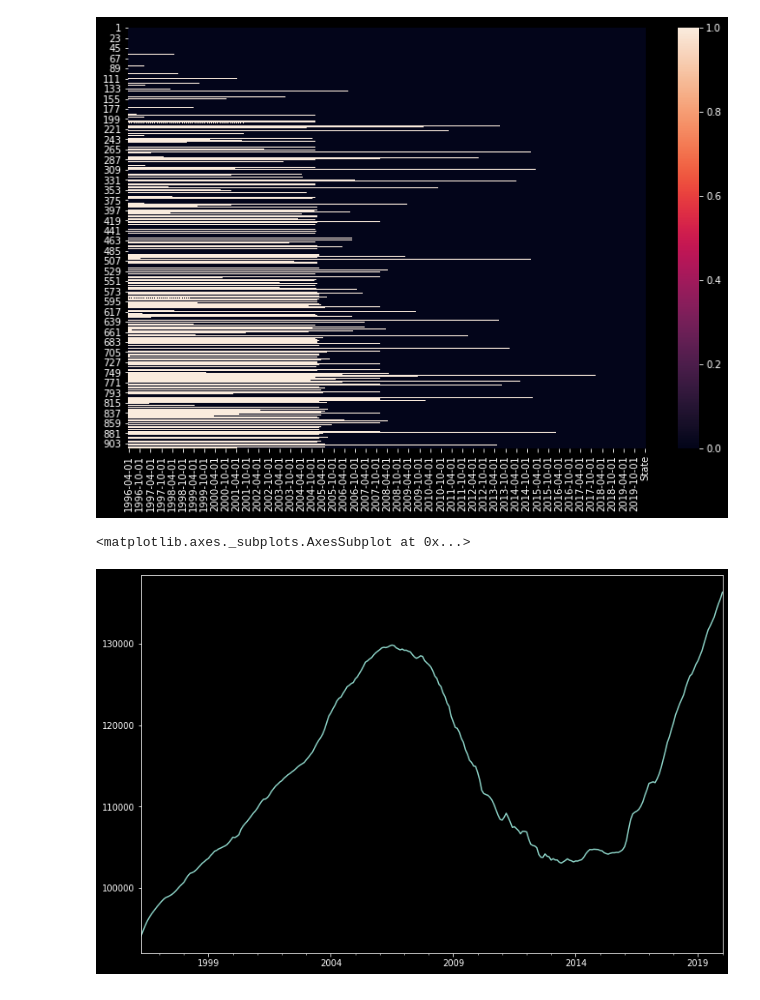
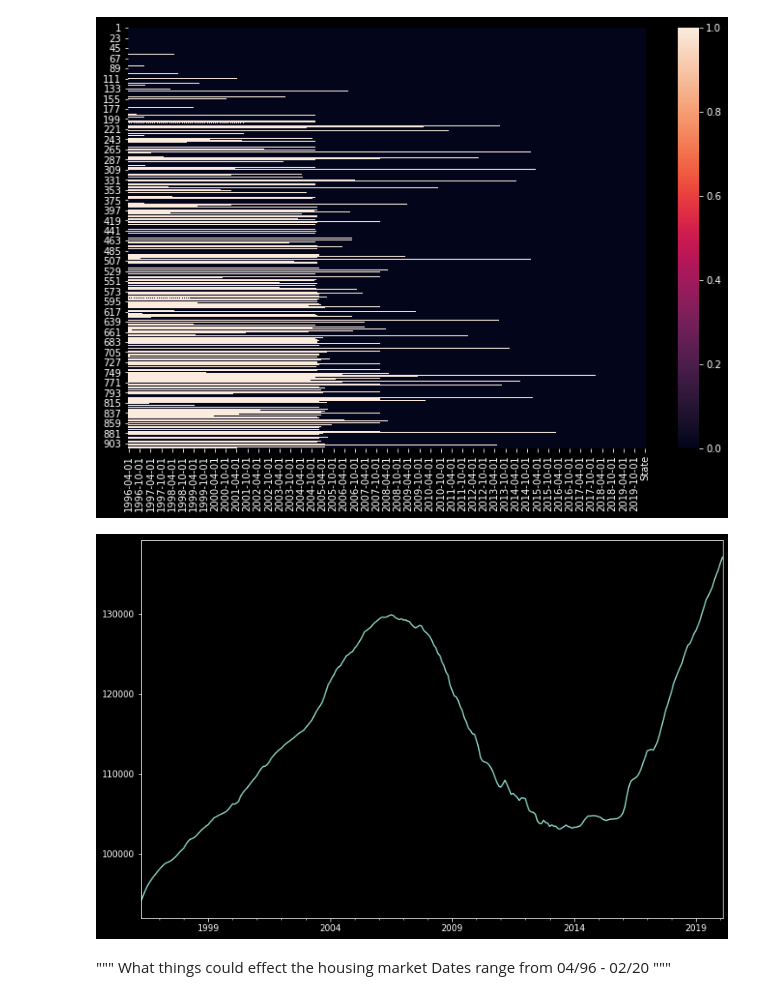
Before and after one commit to bimmerbailey/zillow_data_analysis, a Jupyter notebook: time_series.ipynb, the cells around one changed output. Saved outputs shown, nothing was run; the diff lists cells and outputs as text; code cells hidden in the pictures.

```diff
--- a/time_series.ipynb
+++ b/time_series.ipynb
@@ -63,7 +64,11 @@ def state_df_maker(state_code):
 ohio_df = state_df_maker('OH')
 # %%
 plt.figure(figsize=(12, 8))
-ohio_df['Dayton'][:-1].plot()
+ohio_df['Dayton'].plot();
 # %% [output]
-<matplotlib.axes._subplots.AxesSubplot at 0x...>
-[figure, old version]
+[figure, new version]
+# %% [markdown]
+"""
+What things could effect the housing market
+Dates range from 04/96 - 02/20
+"""
```
Also changed, not shown: parts of 3 cells of this notebook, 7 other files.
